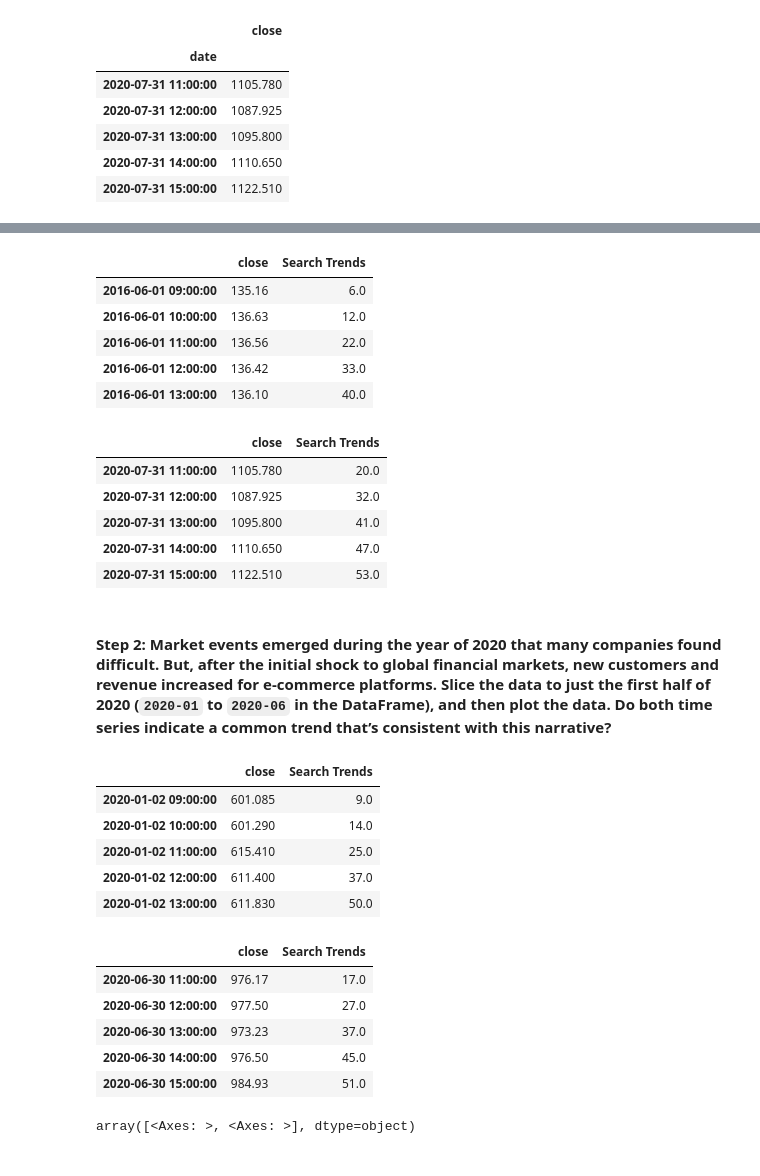
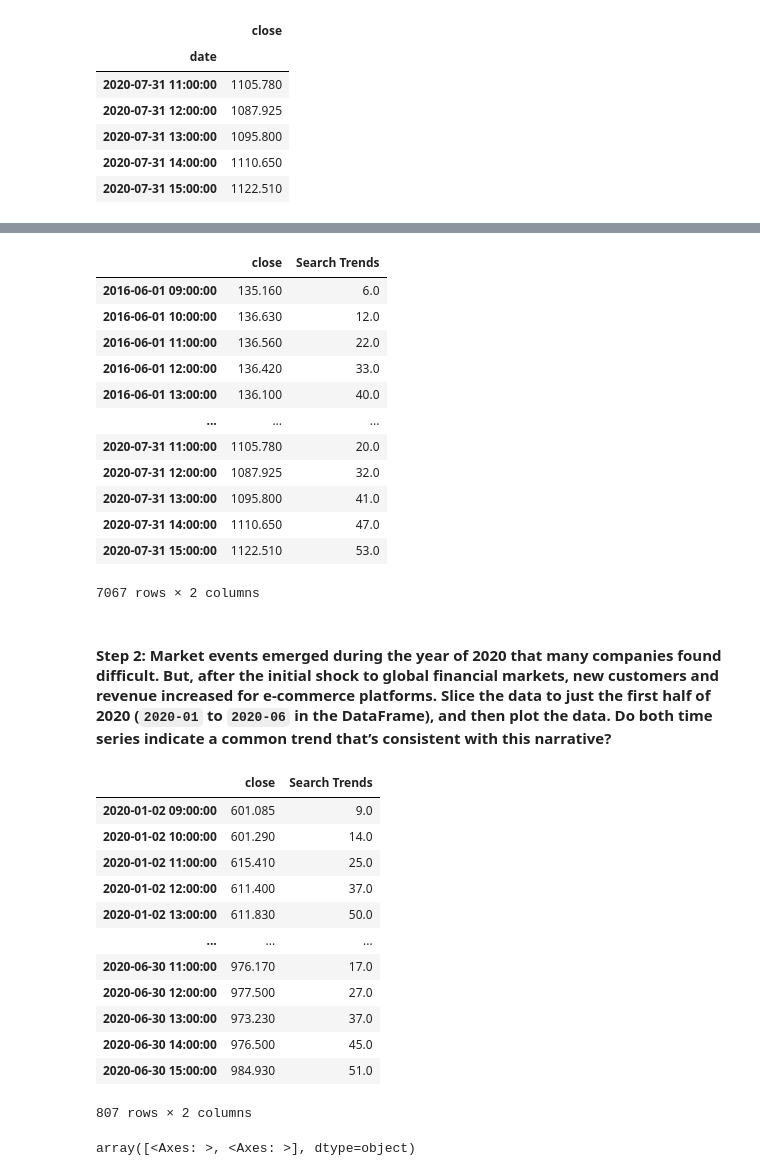
Before and after one commit to Kibble/prophet-challenge, a Jupyter notebook: forecasting_net_prophet.ipynb, the cells around one changed output, grey strips where cells are left out. Cells and saved outputs as stored; diff of their text form; code cells hidden in the pictures.

```diff
--- a/forecasting_net_prophet.ipynb
+++ b/forecasting_net_prophet.ipynb
@@ -231,8 +201,7 @@ To do so, complete the following steps:
 df_mercado_stock = pd.read_csv(
     "https://static.bc-edx.com/ai/ail-v-1-0/m8/lms/datasets/mercado_stock_price.csv",
     index_col="date",
-    parse_dates=True,
-    infer_datetime_format=True
+    parse_dates=True
 ).dropna()
 
 # View the first and last five rows of the DataFrame
@@ -261,29 +252,33 @@ display(df_mercado_stock.tail())
 # %%
 # Concatenate the df_mercado_stock DataFrame with the df_mercado_trends DataFrame
 # Concatenate the DataFrame by columns (axis=1), and drop and rows with only one column of data
-
-
+combined = df_mercado_stock\
+    .join(df_mercado_trends, how='outer')\
+    .dropna()
 # View the first and last five rows of the DataFrame
+combined
 # %% [output]
 |  | close | Search Trends |
-| 2016-06-01 09:00:00 | 135.16 | 6.0 |
-| 2016-06-01 10:00:00 | 136.63 | 12.0 |
-| 2016-06-01 11:00:00 | 136.56 | 22.0 |
-| 2016-06-01 12:00:00 | 136.42 | 33.0 |
-| 2016-06-01 13:00:00 | 136.10 | 40.0 |
+| 2016-06-01 09:00:00 | 135.160 | 6.0 |
+| 2016-06-01 10:00:00 | 136.630 | 12.0 |
+| 2016-06-01 11:00:00 | 136.560 | 22.0 |
+| 2016-06-01 12:00:00 | 136.420 | 33.0 |
+| 2016-06-01 13:00:00 | 136.100 | 40.0 |
+| ... | ... | ... |
+| 2020-07-31 11:00:00 | 1105.780 | 20.0 |
+| 2020-07-31 12:00:00 | 1087.925 | 32.0 |
+| 2020-07-31 13:00:00 | 1095.800 | 41.0 |
+| 2020-07-31 14:00:00 | 1110.650 | 47.0 |
+| 2020-07-31 15:00:00 | 1122.510 | 53.0 |
-|  | close | Search Trends |
-| 2020-07-31 11:00:00 | 1105.780 | 20.0 |
-| 2020-07-31 12:00:00 | 1087.925 | 32.0 |
-| 2020-07-31 13:00:00 | 1095.800 | 41.0 |
-| 2020-07-31 14:00:00 | 1110.650 | 47.0 |
-| 2020-07-31 15:00:00 | 1122.510 | 53.0 |
+7067 rows × 2 columns
 # %% [markdown]
 #### Step 2: Market events emerged during the year of 2020 that many companies found difficult. But, after the initial shock to global financial markets, new customers and revenue increased for e-commerce platforms. Slice the data to just the first half of 2020 (`2020-01` to `2020-06` in the DataFrame), and then plot the data. Do both time series indicate a common trend that’s consistent with this narrative?
 # %%
 # For the combined dataframe, slice to just the first half of 2020 (2020-01 through 2020-06)
-
+first_half_2020 = combined.loc['2020-01':'2020-06']
 
 # View the first and last five rows of first_half_2020 DataFrame
+first_half_2020
 # %% [output]
 |  | close | Search Trends |
 | 2020-01-02 09:00:00 | 601.085 | 9.0 |
@@ -291,12 +286,13 @@ display(df_mercado_stock.tail())
 | 2020-01-02 11:00:00 | 615.410 | 25.0 |
 | 2020-01-02 12:00:00 | 611.400 | 37.0 |
 | 2020-01-02 13:00:00 | 611.830 | 50.0 |
+| ... | ... | ... |
+| 2020-06-30 11:00:00 | 976.170 | 17.0 |
+| 2020-06-30 12:00:00 | 977.500 | 27.0 |
+| 2020-06-30 13:00:00 | 973.230 | 37.0 |
+| 2020-06-30 14:00:00 | 976.500 | 45.0 |
+| 2020-06-30 15:00:00 | 984.930 | 51.0 |
-|  | close | Search Trends |
-| 2020-06-30 11:00:00 | 976.17 | 17.0 |
-| 2020-06-30 12:00:00 | 977.50 | 27.0 |
-| 2020-06-30 13:00:00 | 973.23 | 37.0 |
-| 2020-06-30 14:00:00 | 976.50 | 45.0 |
-| 2020-06-30 15:00:00 | 984.93 | 51.0 |
+807 rows × 2 columns
 # %%
 # Visualize the close and Search Trends data
 # Plot each column on a separate axes using the following syntax
```
Also changed, not shown: parts of 5 cells of this notebook.
